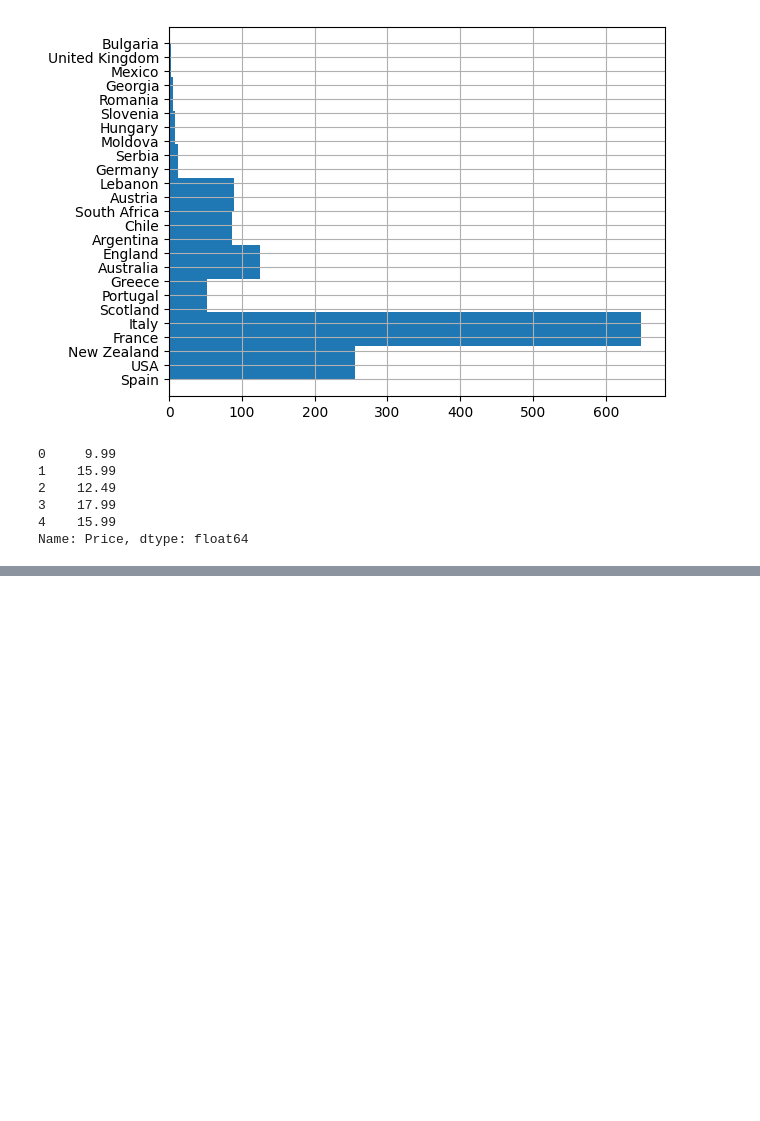
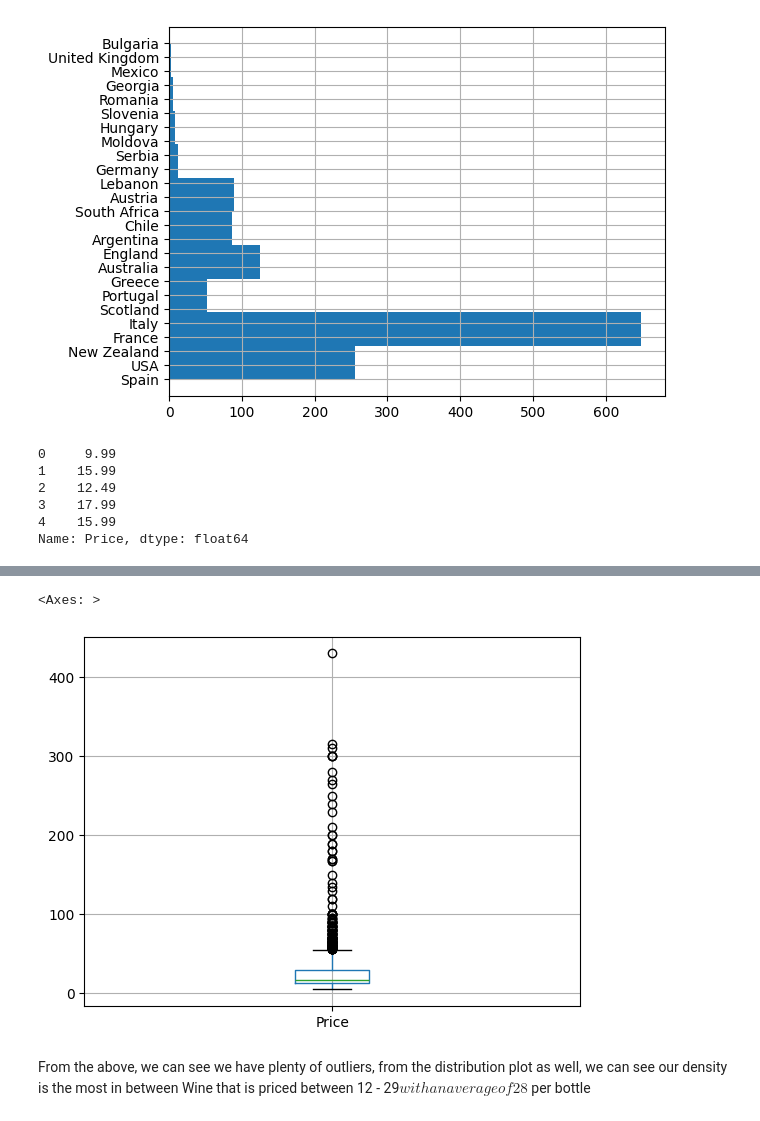
Before and after one commit to umarkhan2000/ProgramProjects, a Jupyter notebook: Wine/Wine.ipynb, the cells around one changed output, grey strips where cells are left out. Cells and saved outputs as stored; diff of their text form; code cells hidden in the pictures; blank space fills up the shorter version.

```diff
--- a/Wine/Wine.ipynb
+++ b/Wine/Wine.ipynb
@@ -140,0 +164,7 @@ Name: Price, dtype: float64
+# %%
+wine_df.boxplot(column = 'Price')
+# %% [output]
+<Axes: >
+[figure, added]
+# %% [markdown]
+From the above, we can see we have plenty of outliers, from the distribution plot as well, we can see our density is the most in between Wine that is priced between 12 - 29$ with an average of 28$ per bottle
```
Also changed, not shown: parts of 6 cells of this notebook.
